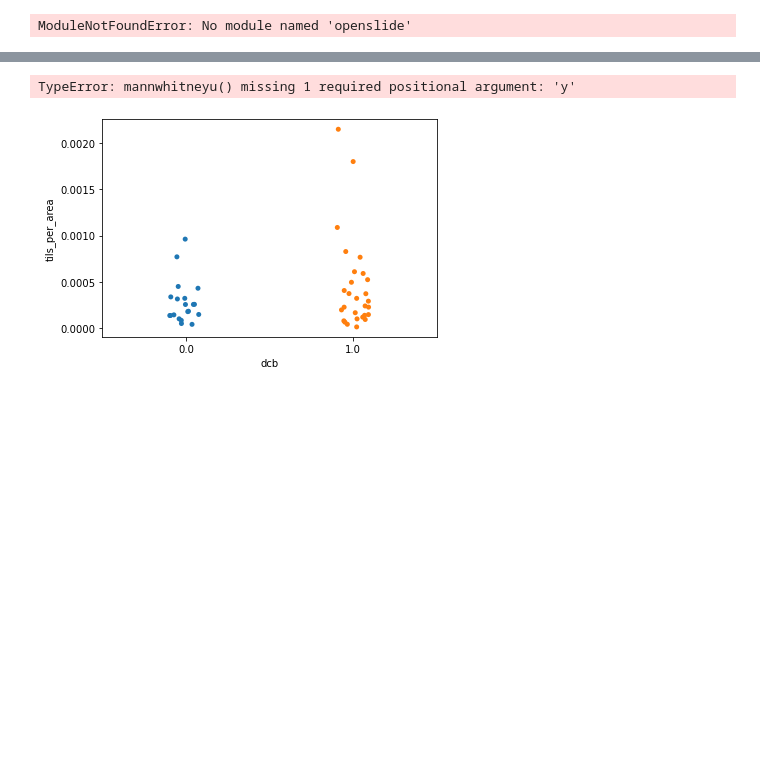
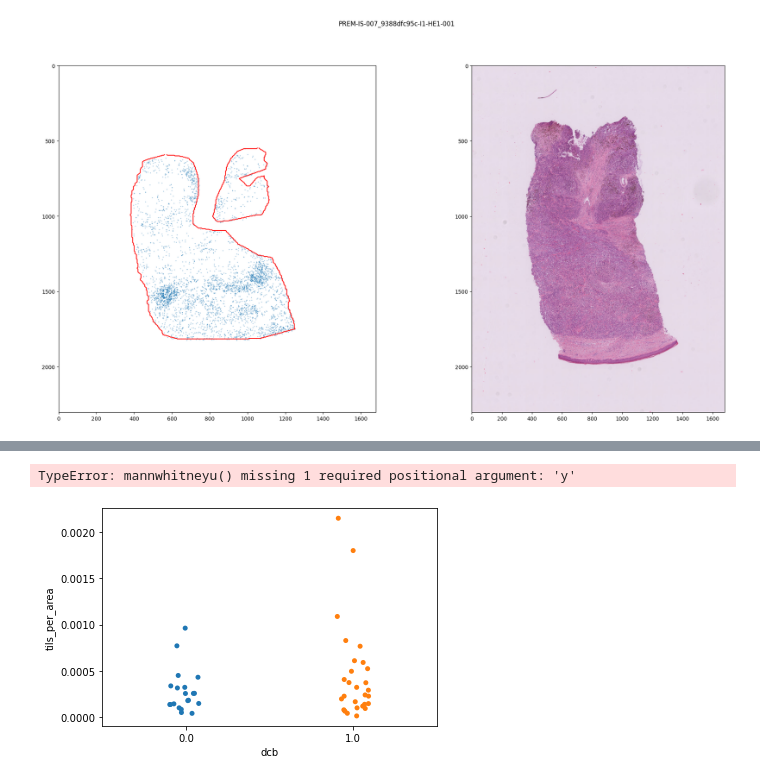
Before and after one commit to RensterMaat/premium_pathology, a Jupyter notebook: hovernet_re/07_inspect_annotations.ipynb, the cells around one changed output, grey strips where cells are left out. Saved outputs shown, nothing was run; the diff lists cells and outputs as text; code cells hidden in the pictures; blank space fills up the shorter version.

```diff
--- a/hovernet_re/07_inspect_annotations.ipynb
+++ b/hovernet_re/07_inspect_annotations.ipynb
@@ -11,14 +11,14 @@ from tqdm.notebook import tqdm
 %matplotlib inline
 
 
-r = Path(r'Y:\hpc\dla_patho\premium\pathology\annotations\isala\core')
-output_dir = Path(r'Y:\hpc\dla_patho\premium\pathology\hovernet_output\isala\core')
+r = Path('/mnt/hpc/pathology/annotations/isala/core')
+output_dir = Path('/mnt/hpc/pathology/hovernet_output/isala/core')
 roi_dir = r
-slide_r = Path(r'Y:\hpc\dla_patho\premium\pathology\metastasis\isala')
+slide_r = Path('/mnt/hpc/pathology/metastasis/isala')
 
 df = pd.DataFrame(columns=['tils_per_area'])
 
-for file in tqdm(sorted(list(r.iterdir()))):
+for file in tqdm(sorted(list(r.iterdir()))[3:4]):
 # for file in [r / 'PREM-IS-002_b7fb67d9a5 I2 HE1 - 2022-03-24 19.52.31.json']:
     # print(file.stem)
 
@@ -50,39 +50,37 @@ for file in tqdm(sorted(list(r.iterdir()))):
     with open(roi_file, 'r') as f:
         xml_file = ET.parse(f)
 
     # extract all rois
     rois = []
     for annotation in xml_file.getroot()[0]:
         roi = []
         for coordinate in annotation[0]:
             roi.append([coordinate.attrib['X'], coordinate.attrib['Y']])
         rois.append(np.array(roi).astype(float).astype(int))
 
     # load slide image
 
     slide = OpenSlide(str(slide_r / (file.stem + '.ndpi')))
 
     img = np.array(slide.read_region((0,0), 4, slide.level_dimensions[4]).convert('RGB'))
     factor = slide.level_dimensions[0][0] / slide.level_dimensions[4][0]
 
     # plot side by side
     fig, ax = plt.subplots(1,2, figsize=(24,12))
     fig.suptitle(file.stem)
     for roi in rois:
         ax[0].plot(roi[:,0]/factor, roi[:,1]/factor, c='r')
     ax[0].scatter(xx/factor,yy/factor, alpha=1, s=0.1)
     ax[0].set_xlim(0, slide.level_dimensions[4][0])
     ax[0].set_ylim(slide.level_dimensions[4][1], 0)
     ax[1].imshow(img)
     fig.show()
+    break
+    # area = np.zeros((slide.level_dimensions[0][1],slide.level_dimensions[0][0]))
+    # cv2.fillPoly(area, rois, 1)
+    # total_area = area.sum() * float(slide.properties['openslide.mpp-x']) * float(slide.properties['openslide.mpp-y'])
+    # # print(len(xx) / total_area)
 
-    area = np.zeros((slide.level_dimensions[0][1],slide.level_dimensions[0][0]))
-    cv2.fillPoly(area, rois, 1)
-    total_area = area.sum() * float(slide.properties['openslide.mpp-x']) * float(slide.properties['openslide.mpp-y'])
-    # print(len(xx) / total_area)
-
-    df.loc[file.stem] = len(xx) / total_area
-
-    break
+    # df.loc[file.stem] = len(xx) / total_area
 # %% [output]
-ModuleNotFoundError: No module named 'openslide'
+[figure, added]
```
Also changed, not shown: parts of 14 cells of this notebook, 13 other files.
